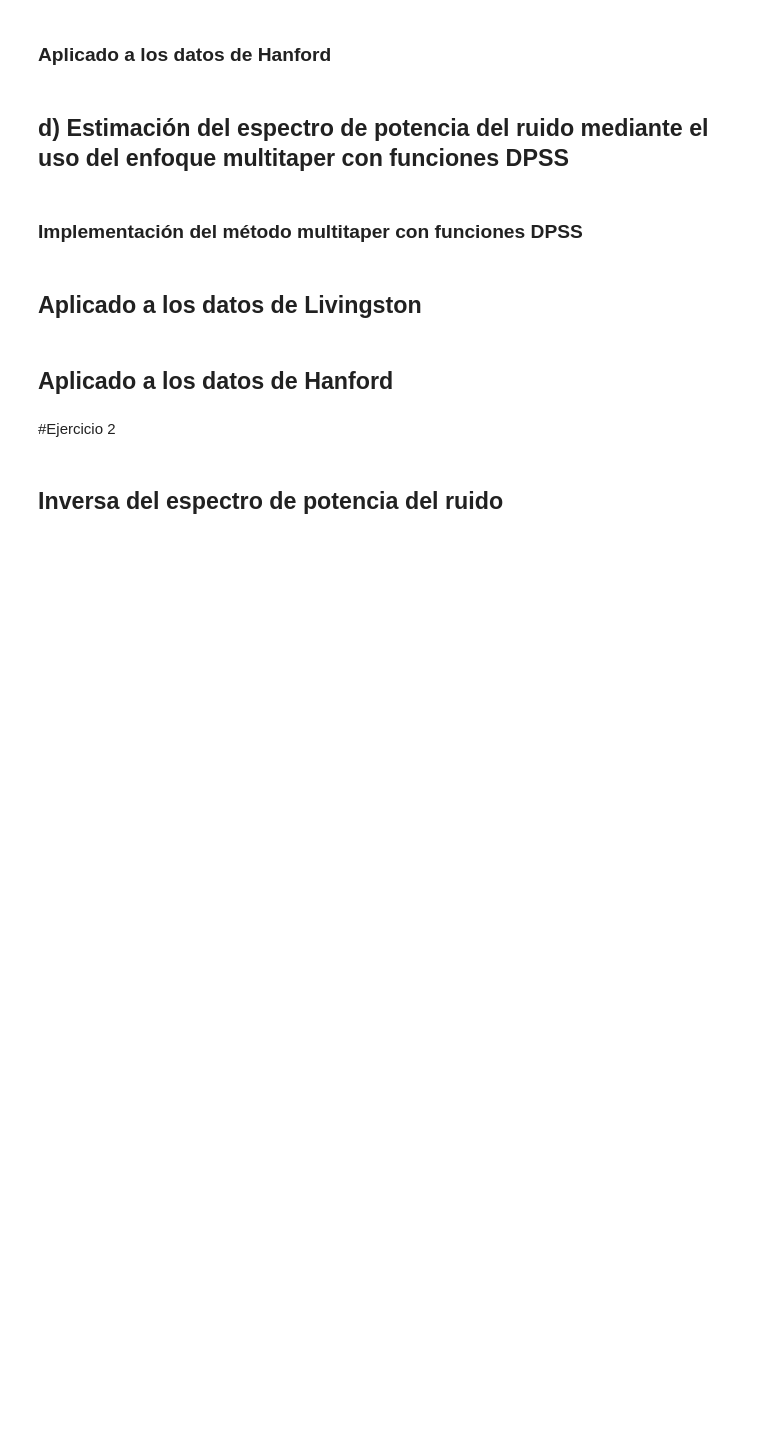
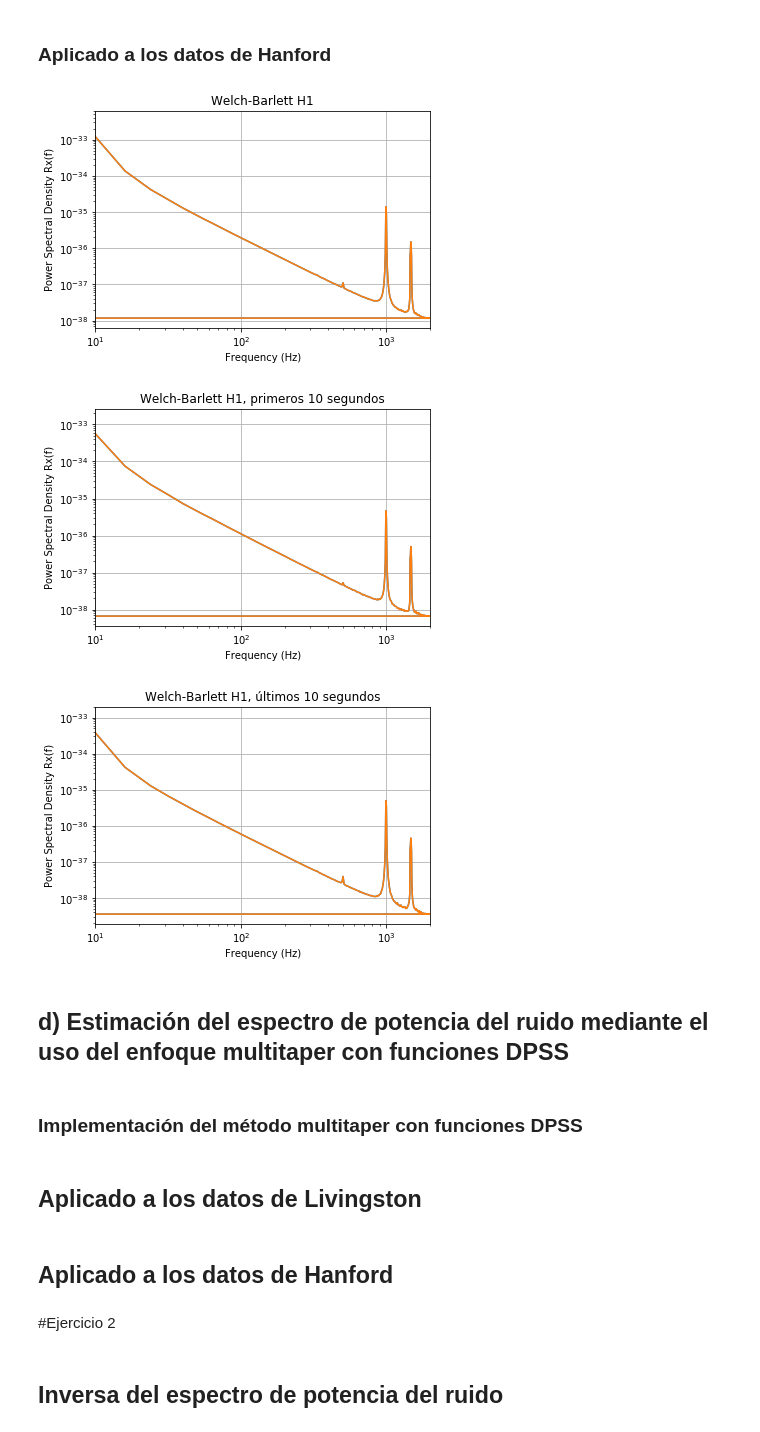
Before and after one commit to LuFernandez/PASA, a Jupyter notebook: TP1. Laboratorio de estimación no-paramétrica/Informe/Ejercicio1.ipynb, the cells around one changed output. Saved outputs shown, nothing was run; the diff lists cells and outputs as text; code cells hidden in the pictures; blank space fills up the shorter version.

```diff
--- a/TP1. Laboratorio de estimación no-paramétrica/Informe/Ejercicio1.ipynb
+++ b/TP1. Laboratorio de estimación no-paramétrica/Informe/Ejercicio1.ipynb
@@ -203,5 +211,13 @@ def welch_barlett(data, fs, title, D, nperseg=512, nfft=512, plot=True):
 # %% [markdown]
 ### Aplicado a los datos de Hanford
+# %%
+f, R = welch_barlett(data=strain_h1, fs=fs,  D=100, nperseg=512, nfft=512, title='Welch-Barlett H1',x_lim=(10,2000), plot=True)
+f, R = welch_barlett(data=strain_h1[:len(strain_h1)//3], fs=fs,  D=100, nperseg=512, nfft=512, title='Welch-Barlett H1, primeros 10 segundos',x_lim=(10,2000), plot=True)
+f, R = welch_barlett(data=strain_h1[int(len(strain_h1)*(2/3)):], fs=fs,  D=100, nperseg=512, nfft=512, title='Welch-Barlett H1, últimos 10 segundos',x_lim=(10,2000), plot=True)
+# %% [output]
+[figure, added]
+[figure, added]
+[figure, added]
 # %% [markdown]
 ## d) Estimación del espectro de potencia del ruido mediante el uso del enfoque multitaper con funciones DPSS
 # %% [markdown]
```
Also changed, not shown: parts of 7 cells of this notebook.
